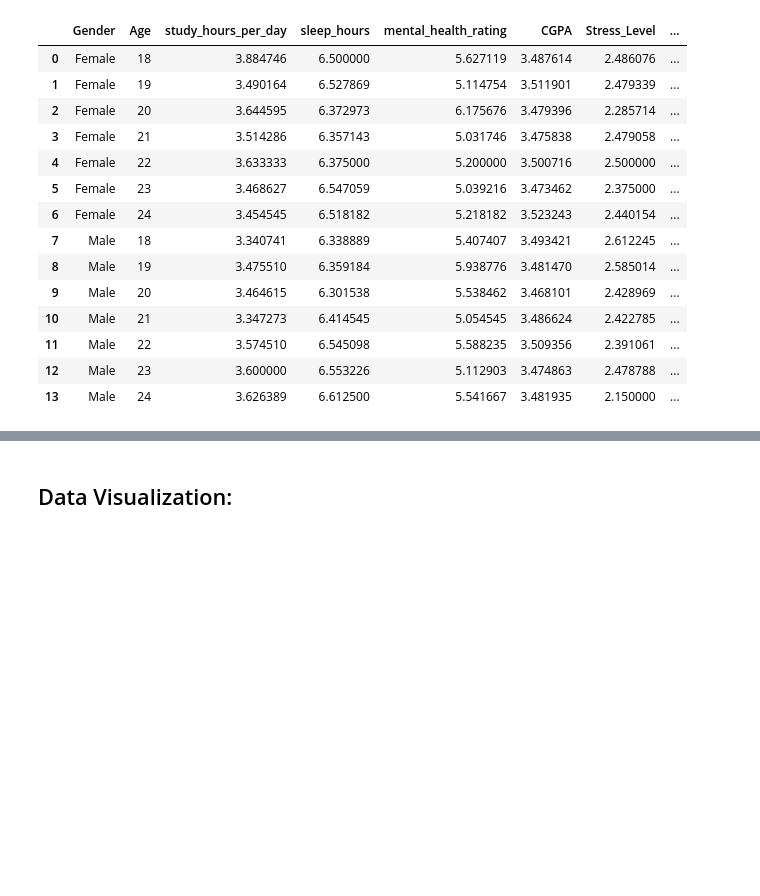
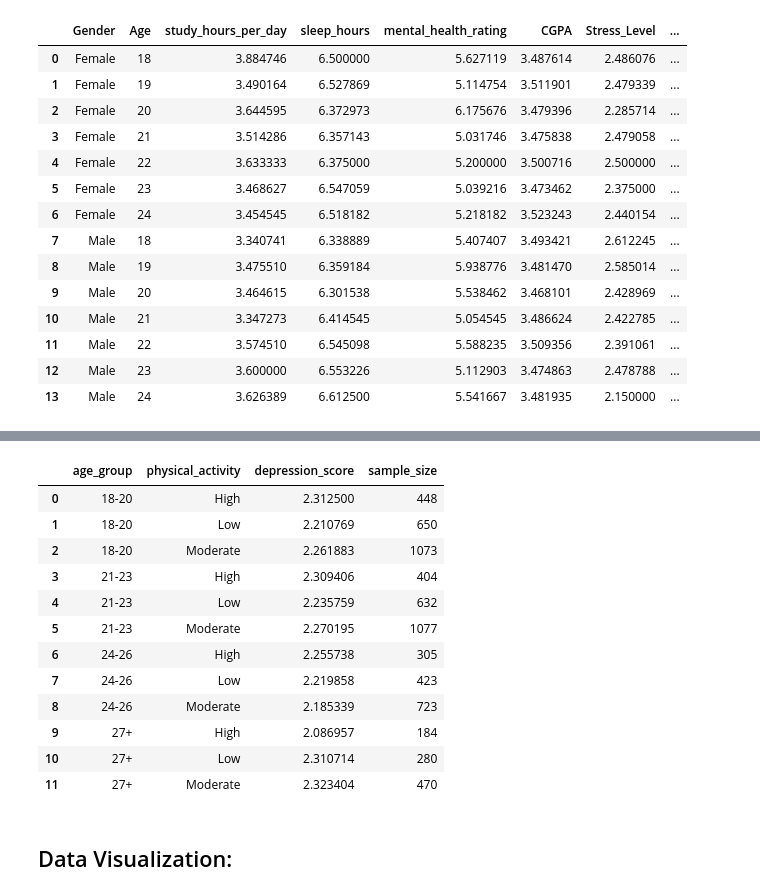
Before and after one commit to rebeccafalash/SI_618_project1, a Jupyter notebook: project1_v1.ipynb, the cells around one changed output, grey strips where cells are left out. Saved outputs shown, nothing was run; the diff lists cells and outputs as text; code cells hidden in the pictures; blank space fills up the shorter version.

```diff
--- a/project1_v1.ipynb
+++ b/project1_v1.ipynb
@@ -237,3 +265,34 @@ NameError: name 'df_MH' is not defined
+# %%
+df_MH['age_group'] = pd.cut(
+    df_MH['age'],
+    bins=[17, 20, 23, 26, 30],
+    labels=['18-20', '21-23', '24-26', '27+']
+)
+
+activity_depression_summary = (
+    df_MH.groupby(['age_group', 'physical_activity'])
+    .agg({
+        'depression_score': 'mean',
+        'gender': 'count'
+    })
+    .rename(columns={'gender': 'sample_size'})
+    .reset_index()
+)
+display(activity_depression_summary)
+# %% [output]
+|  | age_group | physical_activity | depression_score | sample_size |
+| 0 | 18-20 | High | 2.312500 | 448 |
+| 1 | 18-20 | Low | 2.210769 | 650 |
+| 2 | 18-20 | Moderate | 2.261883 | 1073 |
+| 3 | 21-23 | High | 2.309406 | 404 |
+| 4 | 21-23 | Low | 2.235759 | 632 |
+| 5 | 21-23 | Moderate | 2.270195 | 1077 |
+| 6 | 24-26 | High | 2.255738 | 305 |
+| 7 | 24-26 | Low | 2.219858 | 423 |
+| 8 | 24-26 | Moderate | 2.185339 | 723 |
+| 9 | 27+ | High | 2.086957 | 184 |
+| 10 | 27+ | Low | 2.310714 | 280 |
+| 11 | 27+ | Moderate | 2.323404 | 470 |
 # %% [markdown]
 ## Data Visualization:
 # %%
```
Also changed, not shown: parts of 18 cells of this notebook.
